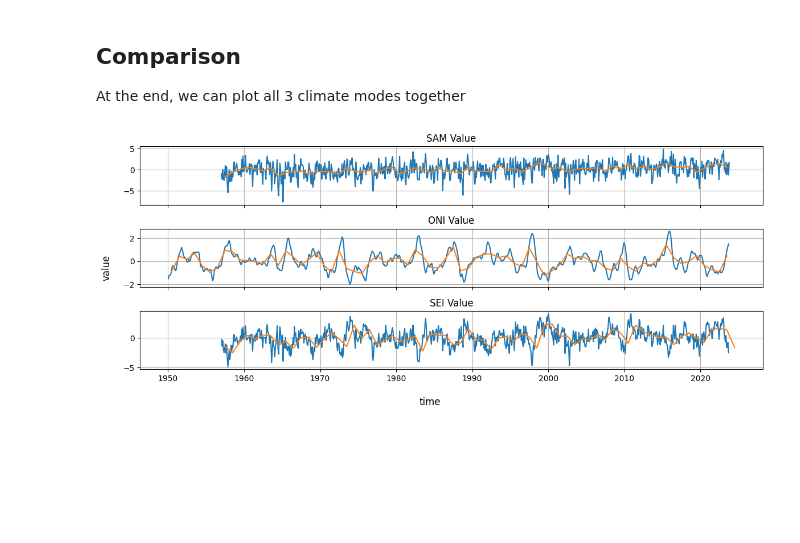
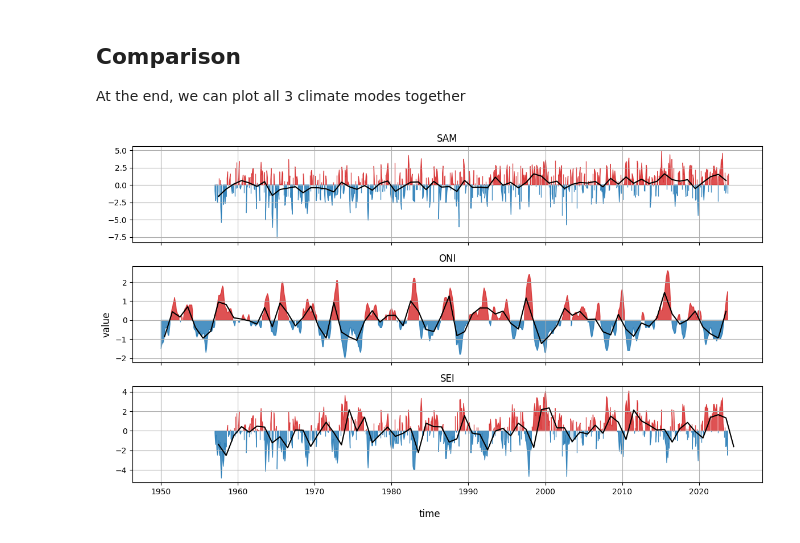
Before and after one commit to opinner/Articles, a Jupyter notebook: Articles/Plotting_Southern_Ocean_Climate_Modes.ipynb, the cells around one changed output. Cells and saved outputs as stored; diff of their text form; code cells hidden in the pictures; blank space fills up the shorter version.

Commit message:
Improved last figure

```diff
--- a/Articles/Plotting_Southern_Ocean_Climate_Modes.ipynb
+++ b/Articles/Plotting_Southern_Ocean_Climate_Modes.ipynb
@@ -359,25 +359,31 @@ ax.xaxis.set_major_formatter(mdates.DateFormatter('%b'))
 
 At the end, we can plot all 3 climate modes together
 # %%
-fig, ax = plt.subplots(nrows = 3, sharex = True, figsize = (12,5))
+fig, ax = plt.subplots(nrows = 3, sharex = True, figsize = (12,7))
 
-ax[0].plot(SAM_df_stacked.index, SAM_df_stacked['SAM Value']) #SAM value of every month
-ax[0].plot(pd.to_datetime(SAM_df.index, format='%Y') + pd.offsets.DateOffset(months=6), SAM_df.mean(axis = 'columns'))
-ax[0].set_title(SAM_df_stacked['SAM Value'].name)
+#ax[0].plot(SAM_df_stacked.index, SAM_df_stacked['SAM Value']) #SAM value of every month
+ax[0].plot(pd.to_datetime(SAM_df.index, format='%Y') + pd.offsets.DateOffset(months=6), SAM_df.mean(axis = 'columns'), c= "k")
+ax[0].fill_between(SAM_df_stacked.index, SAM_df_stacked['SAM Value'], where=(SAM_df_stacked['SAM Value'] > 0), color='tab:red', alpha=0.8)
+ax[0].fill_between(SAM_df_stacked.index, SAM_df_stacked['SAM Value'], where=(SAM_df_stacked['SAM Value'] < 0), color='tab:blue', alpha=0.8)
+ax[0].set_title('SAM')
 ax[0].grid()
 
-ax[1].plot(ONI_df_stacked.index, ONI_df_stacked['ONI Value']) #ONI value of every month
-ax[1].plot(pd.to_datetime(ONI_df.index, format='%Y') + pd.offsets.DateOffset(months=6), ONI_df.mean(axis = 'columns'))
-ax[1].set_title(ONI_df_stacked['ONI Value'].name)
+#ax[1].plot(ONI_df_stacked.index, ONI_df_stacked['ONI Value']) #ONI value of every month
+ax[1].plot(pd.to_datetime(ONI_df.index, format='%Y') + pd.offsets.DateOffset(months=6), ONI_df.mean(axis = 'columns'), c= "k")
+ax[1].fill_between(ONI_df_stacked.index, ONI_df_stacked['ONI Value'], where=(ONI_df_stacked['ONI Value'] > 0), color='tab:red', alpha=0.8)
+ax[1].fill_between(ONI_df_stacked.index, ONI_df_stacked['ONI Value'], where=(ONI_df_stacked['ONI Value'] < 0), color='tab:blue', alpha=0.8)
+ax[1].set_title('ONI')
 ax[1].grid()
 
-ax[2].plot(SEI_df_all_stacked.index, SEI_df_all_stacked['SEI Value']) #SEI value of every month
-ax[2].plot(SEI_df_year_avrg.index, SEI_df_year_avrg['SEI Value']) #yearly average, timestamped in the middle of each year
-ax[2].set_title(SEI_df_all_stacked['SEI Value'].name)
+#ax[2].plot(SEI_df_all_stacked.index, SEI_df_all_stacked['SEI Value']) #SEI value of every month
+ax[2].plot(SEI_df_year_avrg.index, SEI_df_year_avrg['SEI Value'], c= "k") #yearly average, timestamped in the middle of each year
+ax[2].fill_between(SEI_df_all_stacked.index, SEI_df_all_stacked['SEI Value'], where=(SEI_df_all_stacked['SEI Value'] > 0), color='tab:red', alpha=0.8)
+ax[2].fill_between(SEI_df_all_stacked.index, SEI_df_all_stacked['SEI Value'], where=(SEI_df_all_stacked['SEI Value'] < 0), color='tab:blue', alpha=0.8)
+ax[2].set_title('SEI')
 ax[2].grid()
 
 fig.supxlabel('time')
 fig.supylabel('value')
 fig.tight_layout()
 # %% [output]
-[figure, old version]
+[figure, new version]
```
